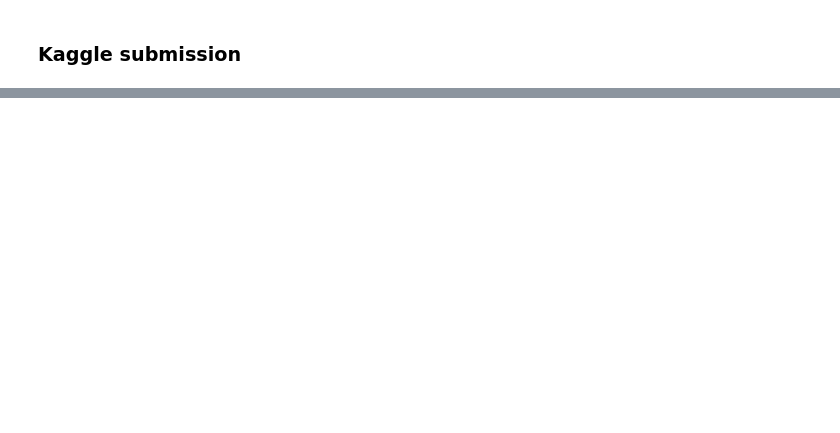
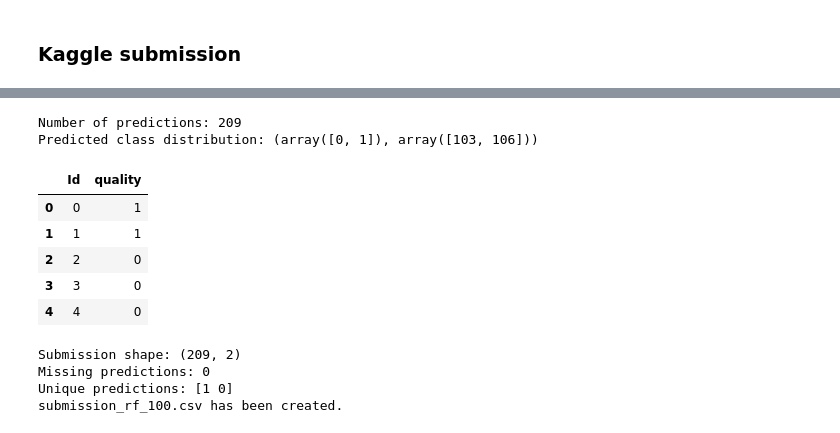
Before and after one commit to simatabatabaei-coder/Classification-of-Wine, a Jupyter notebook: CA3_template.ipynb, the cells around one changed output, grey strips where cells are left out. Cells and saved outputs as stored; diff of their text form; code cells hidden in the pictures; blank space fills up the shorter version.

```diff
--- a/CA3_template.ipynb
+++ b/CA3_template.ipynb
@@ -911,0 +1062,59 @@ The final model will now be trained using the complete training dataset before g
+# %%
+# Create a Random Forest classifier with 100 trees
+rf_100 = RandomForestClassifier(
+    criterion="gini",
+    n_estimators=100,
+    max_depth=None,
+    random_state=1
+)
+
+# Train the model using the complete training dataset
+rf_100.fit(X, y)
+
+# Predict the quality classes for the Kaggle test dataset
+predictions_100 = rf_100.predict(X_test)
+
+# Check the number and distribution of predictions
+print("Number of predictions:", len(predictions_100))
+print(
+    "Predicted class distribution:",
+    np.unique(predictions_100, return_counts=True)
+)
+
+# Create a new submission using the official Kaggle template
+submission_100 = sample_submission.copy()
+
+# Rename the ID column to the exact name required by Kaggle
+submission_100 = submission_100.rename(columns={"ID": "Id"})
+
+# Add predictions from the 100-tree Random Forest
+submission_100["quality"] = predictions_100
+
+# Display the first rows
+display(submission_100.head())
+
+# Check the submission
+print("Submission shape:", submission_100.shape)
+print("Missing predictions:", submission_100["quality"].isnull().sum())
+print("Unique predictions:", submission_100["quality"].unique())
+
+# Save the 100-tree submission as a separate CSV file
+submission_100.to_csv(
+    "submission_rf_100.csv",
+    index=False
+)
+
+print("submission_rf_100.csv has been created.")
+# %% [output]
+Number of predictions: 209
+Predicted class distribution: (array([0, 1]), array([103, 106]))
+|  | Id | quality |
+| 0 | 0 | 1 |
+| 1 | 1 | 1 |
+| 2 | 2 | 0 |
+| 3 | 3 | 0 |
+| 4 | 4 | 0 |
+Submission shape: (209, 2)
+Missing predictions: 0
+Unique predictions: [1 0]
+submission_rf_100.csv has been created.
```
Also changed, not shown: parts of 24 cells of this notebook, 3 other files.
